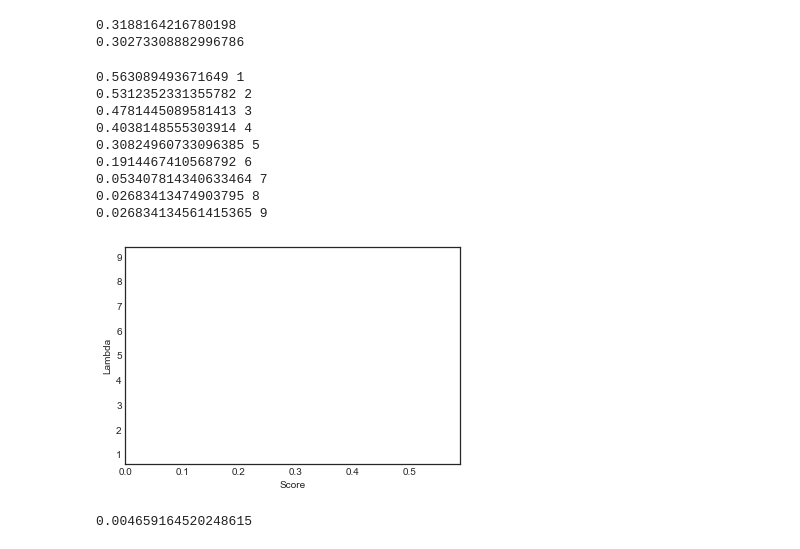
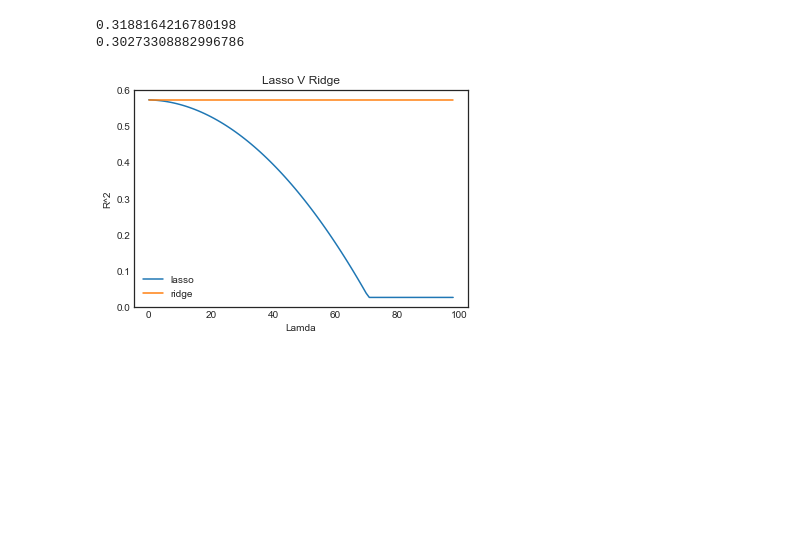
Before and after one commit to brianjinkim/thinkful_datascience, a Jupyter notebook: 3.3.3 Lasso Regression.ipynb, the cells around one changed output. Drawn from its saved outputs; the diff is of its cells as text; code cells hidden in the pictures; blank space fills up the shorter version.

Commit message:
Lasso Regression

```diff
--- a/3.3.3 Lasso Regression.ipynb
+++ b/3.3.3 Lasso Regression.ipynb
@@ -95,27 +95,26 @@ print(lassBig.score(X_test2, Y_test))
 # %%
 sns.set_style('white')
 # run model for many alphas
 plt.xlabel('Score')
 plt.ylabel('Lambda')
 
-for lamd in range(1, 10, 1):
-    lassBig = linear_model.Lasso(alpha=(lamd/10))
+#compare results from lasso and ridge
+score = []
+
+for lamd in np.arange(0.01, 1, step=.01):
+    lassBig = linear_model.Lasso(alpha=lamd)
     lassBig.fit(X_train2, Y_train)
-    print(lassBig.score(X_train2, Y_train), lamd)
-    plt.plot(lassBig.score(X_train2, Y_train), lamd)
+
+    ridge = linear_model.Ridge(alpha=lamd)
+    ridge.fit(X_train2, Y_train)
+
+    score.append({'alpha': lamd, 'lasso': lassBig.score(X_train2, Y_train), 'ridge': ridge.score(X_train2, Y_train)})
+
+plt.plot(pd.DataFrame(score)[['lasso', 'ridge']])
+plt.legend(['lasso', 'ridge'])
+plt.title('Lasso V Ridge')
+plt.ylabel('R^2')
+plt.xlabel('Lamda')
 plt.show()
 # %% [output]
-0.563089493671649 1
-0.5312352331355782 2
-0.4781445089581413 3
-0.4038148555303914 4
-0.30824960733096385 5
-0.1914467410568792 6
-0.053407814340633464 7
-0.02683413474903795 8
-0.026834134561415365 9
-[figure, old version]
+[figure, new version]
-# %%
-lassBig.score(X_train2, Y_train)
-# %% [output]
-0.004659164520248615
```
Also changed, not shown: parts of 4 cells of this notebook, 2 other files.
